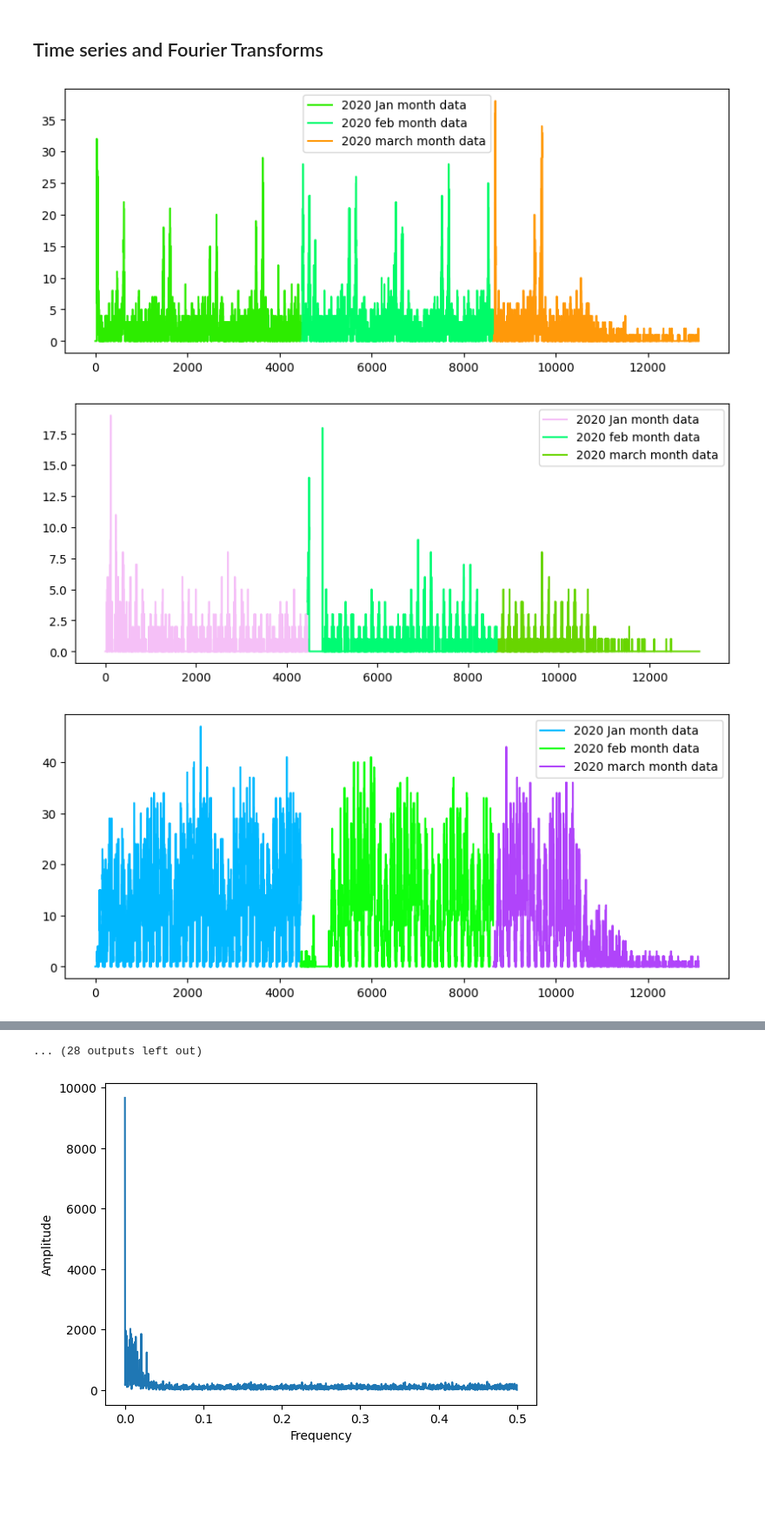
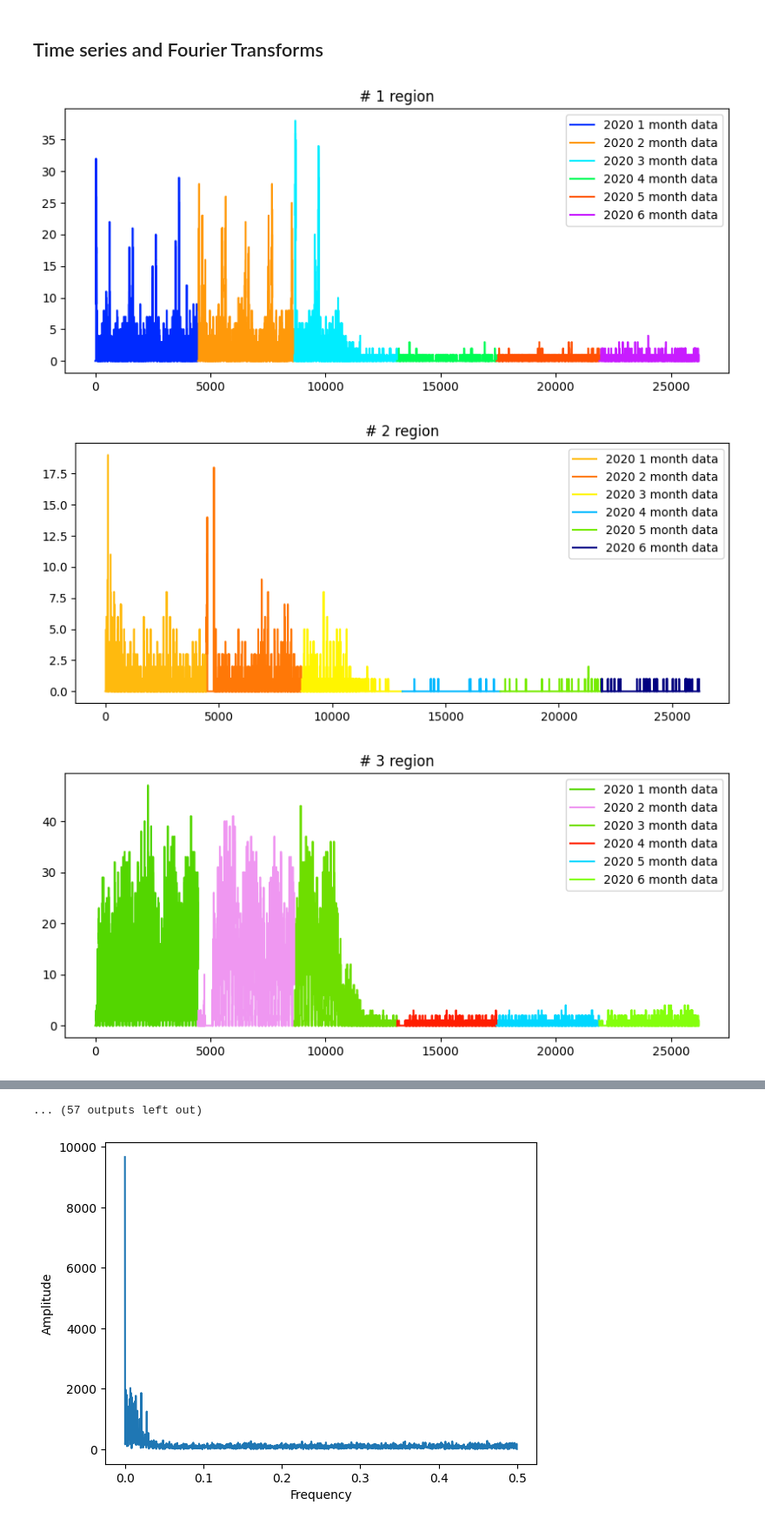
Before and after one commit to SoftwareApplicatiokn/newyork_taxi, a Jupyter notebook: NYC_taxi2019.ipynb, the cells around one changed output, grey strips where cells are left out. Shown at 87% size. Cells and saved outputs as stored; diff of their text form; code cells hidden in the pictures; blank space fills up the shorter version.

Commit message:
add 6 months & change var name

```diff
--- a/NYC_taxi2019.ipynb
+++ b/NYC_taxi2019.ipynb
@@ -515 +553,3 @@ plt.show()
+# %%
+total_amout_diffusion = 300
 # %% [markdown]
@@ -881,9 +963,13 @@ plt.show()
 # %%
 # Jan-2015 data is smoothed, Jan,Feb & March 2016 data missing values are filled with zero
 jan_2019_smooth = smoothing(jan_2019_groupby['trip_distance'].values,jan_2019_unique)
-jan_2020_smooth = fill_missing(jan_2020_groupby['trip_distance'].values,jan_2020_unique)
-feb_2020_smooth = fill_missing(feb_2020_groupby['trip_distance'].values,feb_2020_unique)
-mar_2020_smooth = fill_missing(mar_2020_groupby['trip_distance'].values,mar_2020_unique)
+
+months_smooth = []
+for groupby, unique in zip(months_groupby, months_unique):
+    months_smooth.append(fill_missing(groupby['trip_distance'].values,unique))
+# jan_2020_smooth = fill_missing(jan_2019_groupby['trip_distance'].values,jan_2020_unique)
+# feb_2020_smooth = fill_missing(feb_2020_groupby['trip_distance'].values,feb_2020_unique)
+# mar_2020_smooth = fill_missing(mar_2020_groupby['trip_distance'].values,mar_2020_unique)
 
 # Making list of all the values of pickup data in every bin for a period of 3 months and storing them region-wise
 regions_cum = []
@@ -896,9 +982,13 @@ regions_cum = []
 # regions_cum: it will contain 40 lists, each list will contain 4464+4176+4464 values which represents the number of pickups
 # that are happened for three months in 2016 data
 
-# 1번지부터 265번지까지
+# 69개의 맨허튼 지역
 for i in range(1,70):
-    regions_cum.append(jan_2020_smooth[pickup_bins_len[0]*(i-1):pickup_bins_len[0]*i]+feb_2020_smooth[pickup_bins_len[1]*(i-1):pickup_bins_len[1]*i]+mar_2020_smooth[pickup_bins_len[2]*(i-1):pickup_bins_len[2]*i])
+    cum = []
+    for index, smooth in enumerate(months_smooth):
+        cum += smooth[pickup_bins_len[index]*(i-1):pickup_bins_len[index]*i]
+    regions_cum.append(cum)
+    # regions_cum.append(jan_2020_smooth[pickup_bins_len[0]*(i-1):pickup_bins_len[0]*i]+feb_2020_smooth[pickup_bins_len[1]*(i-1):pickup_bins_len[1]*i]+mar_2020_smooth[pickup_bins_len[2]*(i-1):pickup_bins_len[2]*i])
 
 print(len(regions_cum))
 print(len(regions_cum[0]))
@@ -910,18 +1000,37 @@ print(len(regions_cum[0]))
 # %%
 def uniqueish_color():
     """There're better ways to generate unique colors, but this isn't awful."""
     return plt.cm.gist_ncar(np.random.random())
-first_x = list(range(0,pickup_bins_len[0])) # 0, interval_1
-second_x = list(range(pickup_bins_len[0],sum(pickup_bins_len[0:2]))) # interval_1, inerval_1 + interval_2
-third_x = list(range(sum(pickup_bins_len[0:2]),sum(pickup_bins_len[0:3]))) # inerval_1 + interval_2, interval_1 + interval_2 + interval_3
-for i in range(40):
+x_list = []
+x_list.append(list(range(0,pickup_bins_len[0])))
+for i in range(1,6):
+    x_list.append(list(range(sum(pickup_bins_len[:i]),sum(pickup_bins_len[:i+1]))))
+
+# first_x = list(range(0,pickup_bins_len[0])) # 0, interval_1
+# second_x = list(range(pickup_bins_len[0],sum(pickup_bins_len[0:2]))) # interval_1, inerval_1 + interval_2
+# third_x = list(range(sum(pickup_bins_len[0:2]),sum(pickup_bins_len[0:3]))) # inerval_1 + interval_2, interval_1 + interval_2 + interval_3
+for i in range(69):
     plt.figure(figsize=(10,4))
-    plt.plot(first_x,regions_cum[i][:pickup_bins_len[0]], color=uniqueish_color(), label='2020 Jan month data')
-    plt.plot(second_x,regions_cum[i][pickup_bins_len[0]:sum(pickup_bins_len[0:2])], color=uniqueish_color(), label='2020 feb month data')
-    plt.plot(third_x,regions_cum[i][sum(pickup_bins_len[0:2]):], color=uniqueish_color(), label='2020 march month data')
+    for idx, x in enumerate(x_list):
+        if idx == 0:
+            plt.plot(x,regions_cum[i][:pickup_bins_len[0]], color=uniqueish_color(), label=f"{base_year+1} {idx+1} month data")
+        elif idx == 5:
+            plt.plot(x,regions_cum[i][sum(pickup_bins_len[:idx]):], color=uniqueish_color(), label=f"{base_year+1} {idx+1} month data")
+        else:
+            plt.plot(x,regions_cum[i][sum(pickup_bins_len[:idx]):sum(pickup_bins_len[:idx+1])], color=uniqueish_color(), label=f"{base_year+1} {idx+1} month data")
+
+
+    # plt.plot(first_x,regions_cum[i][:pickup_bins_len[0]], color=uniqueish_color(), label='2020 Jan month data')
+    # plt.plot(second_x,regions_cum[i][pickup_bins_len[0]:sum(pickup_bins_len[0:2])], color=uniqueish_color(), label='2020 feb month data')
+    # plt.plot(third_x,regions_cum[i][sum(pickup_bins_len[0:2]):], color=uniqueish_color(), label='2020 march month data')
+    plt.title(f'# {i+1} region')
     plt.legend()
     plt.show()
+# 그래프 해석
+# title: i 번째 지역
+# x축: 픽업 구간 예] 0 ~ 10 = 2020년 1월 1일 00시 00분 ~ 10분
+# y축: i 번째 지역의 interval 간 픽업 발생 횟수
 # %% [output]
-[figure, old version]
+[figure, new version]
-[figure, old version]
+[figure, new version]
-[figure, old version]
+[figure, new version]
@@ -937,4 +1046,4 @@ for i in range(40):
-... (28 outputs left out)
+... (57 outputs left out)
 # %%
 # getting peaks: https://blog.ytotech.com/2015/11/01/findpeaks-in-python/
 # read more about fft function : https://docs.scipy.org/doc/numpy/reference/generated/numpy.fft.fft.html
```
Also changed, not shown: parts of 65 cells of this notebook.
